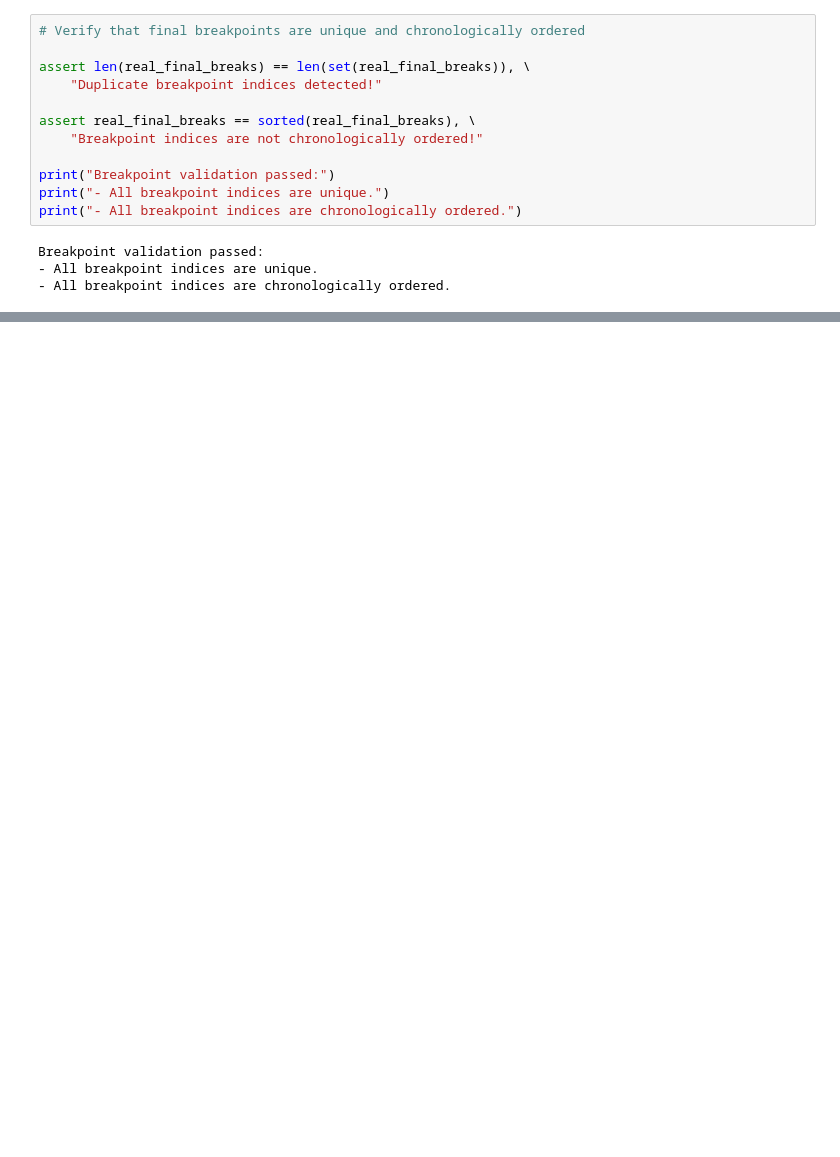
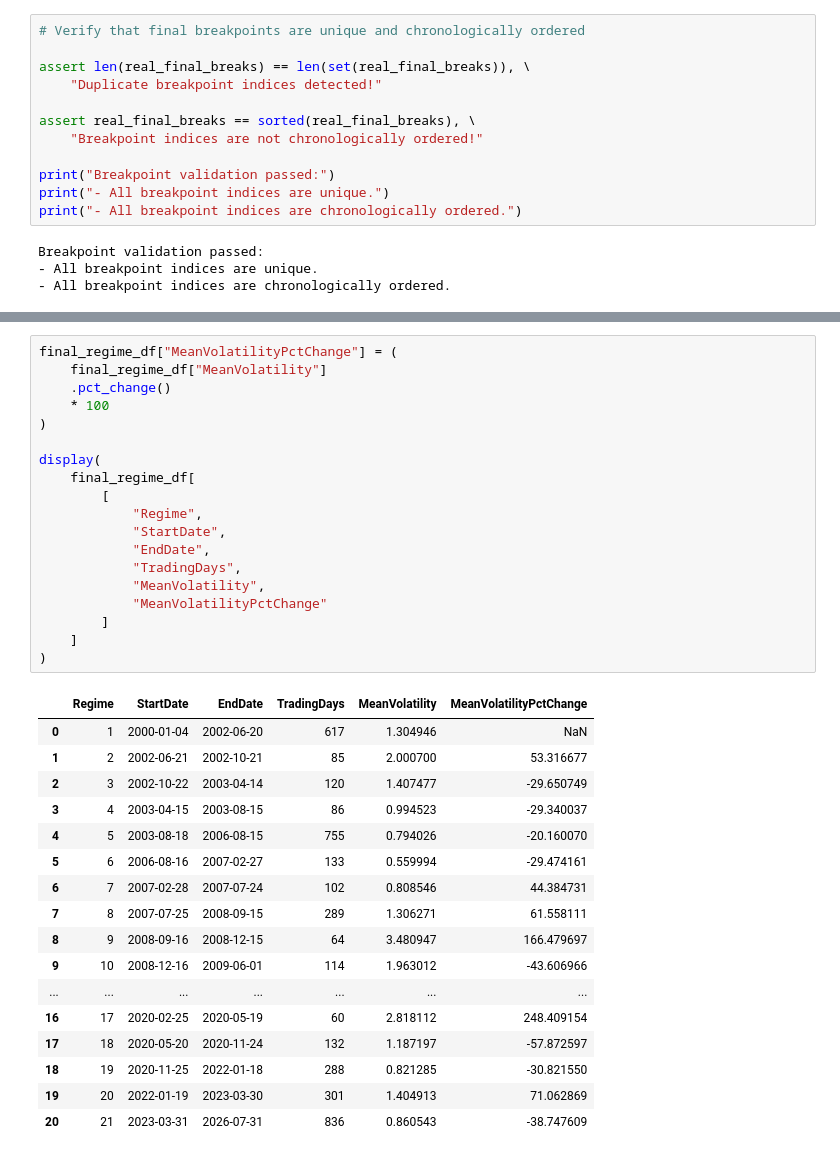
Before and after one commit to fleurclochette/Scientific-Project-SS26-Group-8, a Jupyter notebook: notebooks/03f_egarch_dynamic_panic_threshold.ipynb, the cells around one changed output, grey strips where cells are left out. Saved outputs shown, nothing was run; the diff lists cells and outputs as text; blank space fills up the shorter version.

```diff
--- a/notebooks/03f_egarch_dynamic_panic_threshold.ipynb
+++ b/notebooks/03f_egarch_dynamic_panic_threshold.ipynb
@@ -1315,0 +625,37 @@ volatility model and the resulting structural-break segmentation.
+# %%
+final_regime_df["MeanVolatilityPctChange"] = (
+    final_regime_df["MeanVolatility"]
+    .pct_change()
+    * 100
+)
+
+display(
+    final_regime_df[
+        [
+            "Regime",
+            "StartDate",
+            "EndDate",
+            "TradingDays",
+            "MeanVolatility",
+            "MeanVolatilityPctChange"
+        ]
+    ]
+)
+# %% [output]
+|  | Regime | StartDate | EndDate | TradingDays | MeanVolatility | MeanVolatilityPctChange |
+| 0 | 1 | 2000-01-04 | 2002-06-20 | 617 | 1.304946 | NaN |
+| 1 | 2 | 2002-06-21 | 2002-10-21 | 85 | 2.000700 | 53.316677 |
+| 2 | 3 | 2002-10-22 | 2003-04-14 | 120 | 1.407477 | -29.650749 |
+| 3 | 4 | 2003-04-15 | 2003-08-15 | 86 | 0.994523 | -29.340037 |
+| 4 | 5 | 2003-08-18 | 2006-08-15 | 755 | 0.794026 | -20.160070 |
+| 5 | 6 | 2006-08-16 | 2007-02-27 | 133 | 0.559994 | -29.474161 |
+| 6 | 7 | 2007-02-28 | 2007-07-24 | 102 | 0.808546 | 44.384731 |
+| 7 | 8 | 2007-07-25 | 2008-09-15 | 289 | 1.306271 | 61.558111 |
+| 8 | 9 | 2008-09-16 | 2008-12-15 | 64 | 3.480947 | 166.479697 |
+| 9 | 10 | 2008-12-16 | 2009-06-01 | 114 | 1.963012 | -43.606966 |
+| ... | ... | ... | ... | ... | ... | ... |
+| 16 | 17 | 2020-02-25 | 2020-05-19 | 60 | 2.818112 | 248.409154 |
+| 17 | 18 | 2020-05-20 | 2020-11-24 | 132 | 1.187197 | -57.872597 |
+| 18 | 19 | 2020-11-25 | 2022-01-18 | 288 | 0.821285 | -30.821550 |
+| 19 | 20 | 2022-01-19 | 2023-03-30 | 301 | 1.404913 | 71.062869 |
+| 20 | 21 | 2023-03-31 | 2026-07-31 | 836 | 0.860543 | -38.747609 |
```
Also changed, not shown: parts of 91 cells of this notebook.
